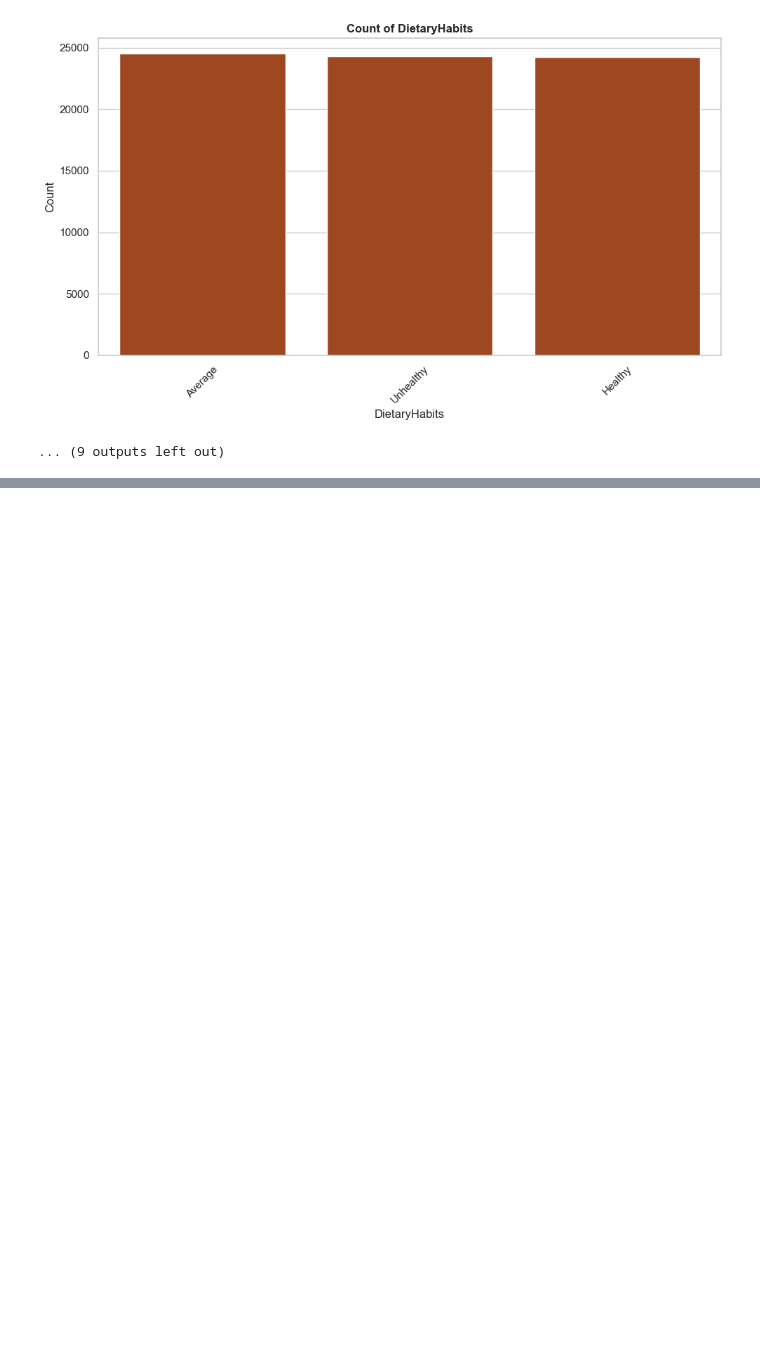
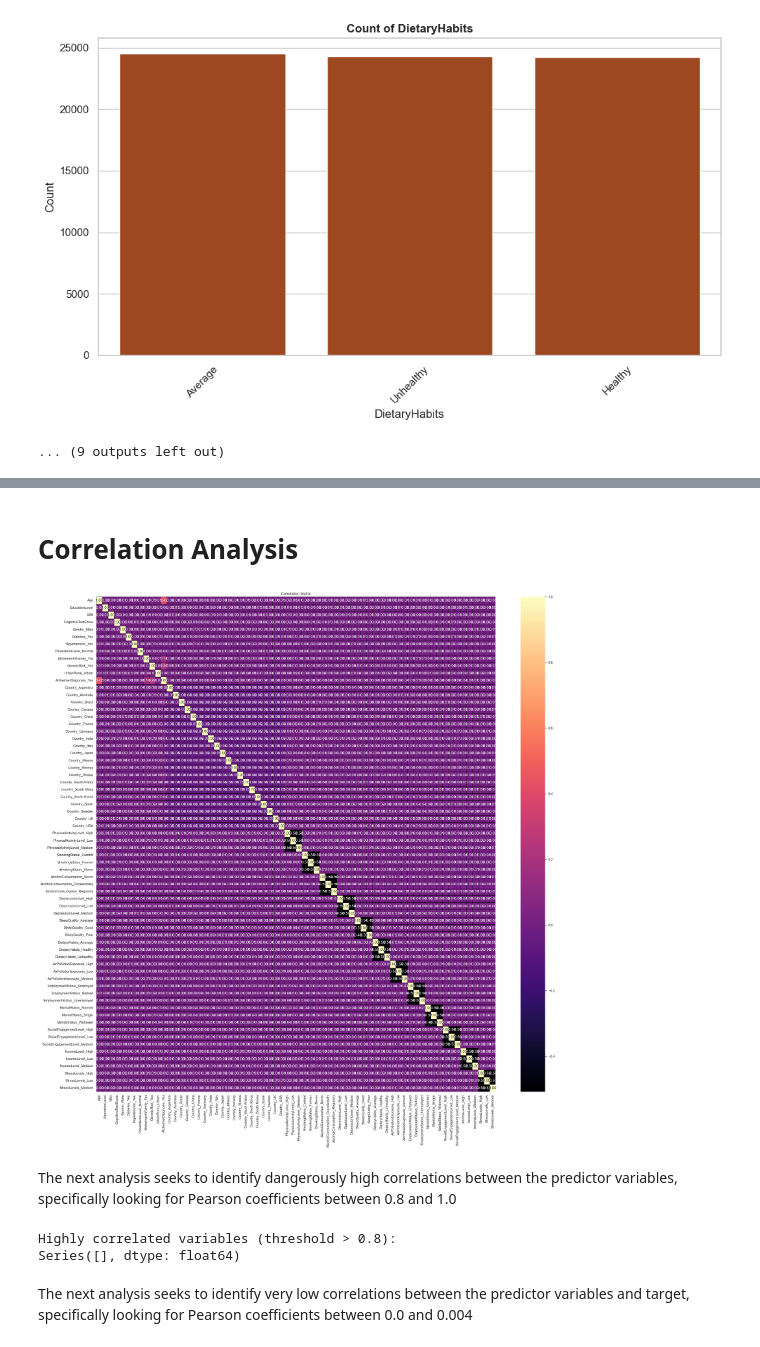
Before and after one commit to pbuitragoa33/Alzheimer-Diagnosis-Prediction, a Jupyter notebook: EDA&Preprocessing.ipynb, the cells around one changed output, grey strips where cells are left out. Saved outputs shown, nothing was run; the diff lists cells and outputs as text; code cells hidden in the pictures; blank space fills up the shorter version.

```diff
--- a/EDA&Preprocessing.ipynb
+++ b/EDA&Preprocessing.ipynb
@@ -146,0 +186,59 @@ for i, col in enumerate(categorical_columns):
+# %% [markdown]
+# Correlation Analysis
+# %%
+# Correlation Matriz
+
+
+data_copy = data.copy().dropna()
+
+# Separate variables by number of classes
+
+two_classes = [col for col in categorical_columns if data_copy[col].nunique() == 2]
+more_classes = [col for col in categorical_columns if data_copy[col].nunique() > 2]
+
+# Convert categorical variables to dummy variables
+
+data_dum_two = pd.get_dummies(data_copy[two_classes], drop_first = True, dtype = 'int')
+data_dum_more = pd.get_dummies(data_copy[more_classes], drop_first = False, dtype = 'int')
+
+# Select only the numerical columns
+
+data_numerical = data_copy[numerical_columns]  # Aquí es DataFrame, no índice
+
+# Concat the numerical and dummy variables
+
+data_ok_corr = pd.concat([data_numerical, data_dum_two, data_dum_more], axis = 1)
+
+# Correlation matrix
+
+plt.figure(figsize = (25, 25))
+sns.heatmap(data_ok_corr.corr(), cmap = 'magma', annot = True, fmt = '.2f', linewidths = 0.5, linecolor = 'black')
+plt.title('Correlation Matrix')
+plt.tight_layout()
+
+plt.show()
+# %% [output]
+[figure, added]
+# %% [markdown]
+The next analysis seeks to identify dangerously high correlations between the predictor variables, specifically looking for Pearson coefficients between 0.8 and 1.0
+# %%
+# High correlation between variables
+
+def high_correlation(threshold):
+
+    data_wo_tg = data_ok_corr.drop(columns = ['AlzheimerDiagnosis_Yes'])
+    corr_matrix = data_wo_tg.corr().abs()
+    mask = np.triu(np.ones_like(corr_matrix, dtype = bool), k = 1)
+    filtered_corr = corr_matrix.where(mask)
+    high_corr = filtered_corr.stack()[filtered_corr.stack() > threshold]
+
+    return high_corr.sort_values(ascending = False)
+
+high_correlated_var = high_correlation(0.8)
+print("Highly correlated variables (threshold > 0.8):")
+print(high_correlated_var)
+# %% [output]
+Highly correlated variables (threshold > 0.8):
+Series([], dtype: float64)
+# %% [markdown]
+The next analysis seeks to identify very low correlations between the predictor variables and target, specifically looking for Pearson coefficients between 0.0 and 0.004
```
Also changed, not shown: parts of 14 cells of this notebook.
